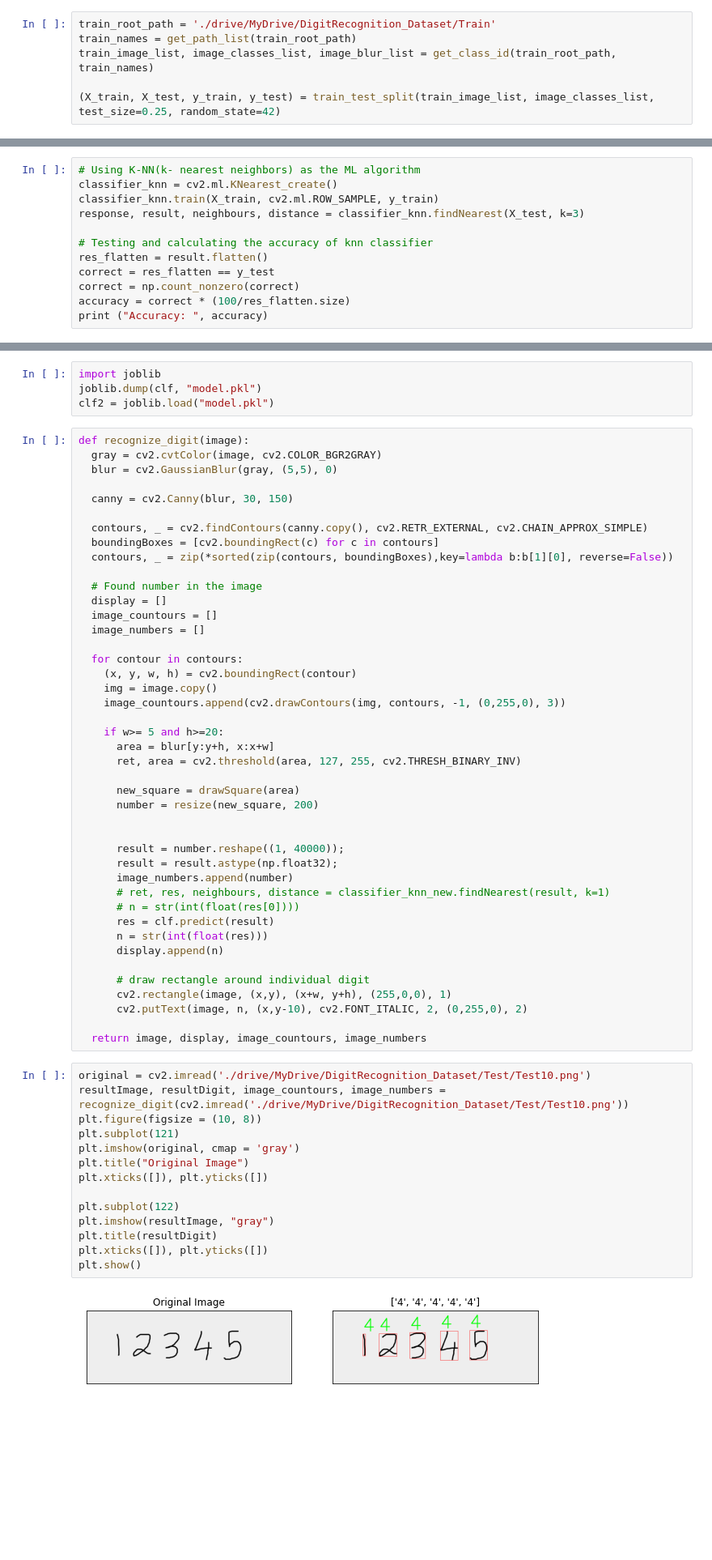
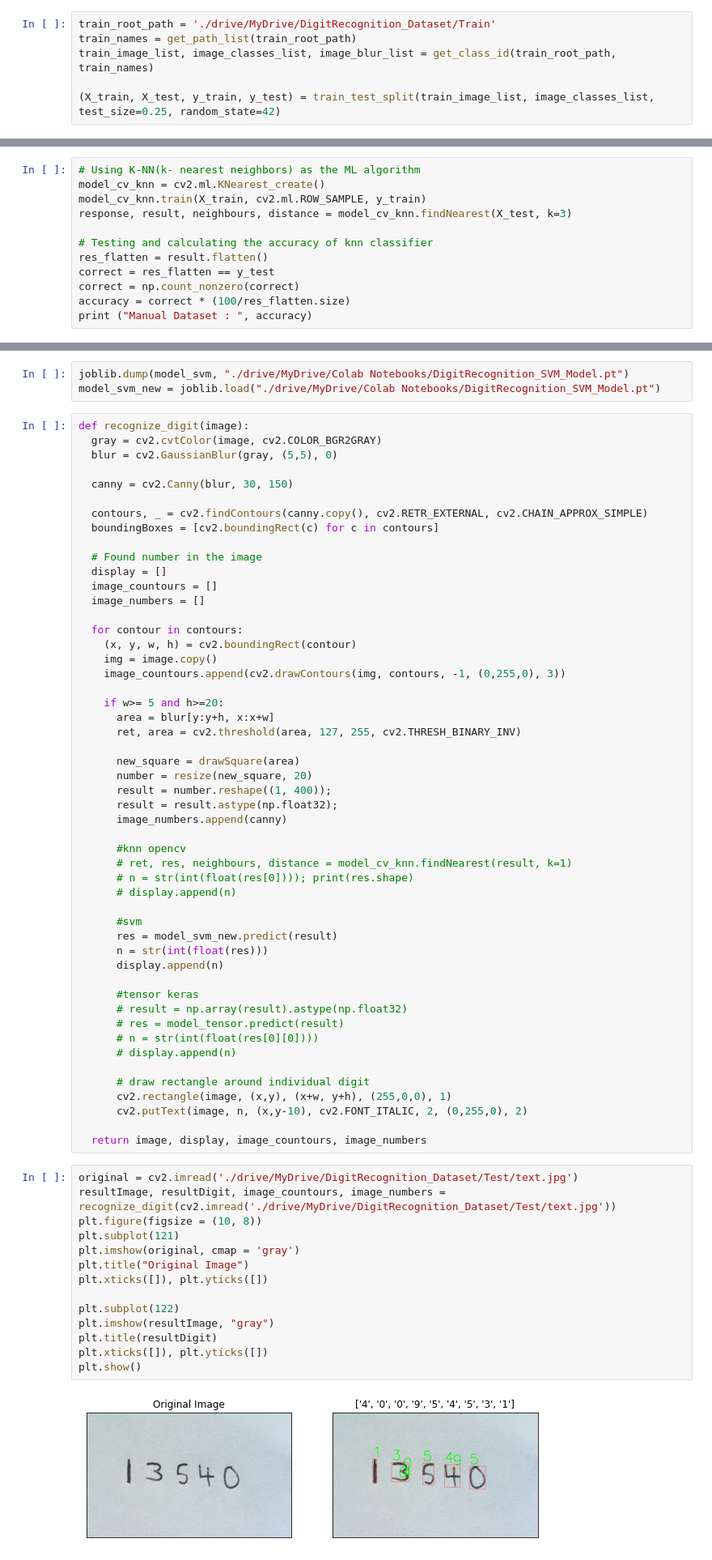
Before and after one commit to haikalzeo/DigitRecognition, a Jupyter notebook: digitrecognition.ipynb, the cells around one changed output, grey strips where cells are left out. Shown at 81% size. Cells and saved outputs as stored; diff of their text form; blank space fills up the shorter version.

```diff
--- a/digitrecognition.ipynb
+++ b/digitrecognition.ipynb
@@ -157,13 +200,13 @@ train_image_list, image_classes_list, image_blur_list = get_class_id(train_root_
 # %%
 # Using K-NN(k- nearest neighbors) as the ML algorithm
-classifier_knn = cv2.ml.KNearest_create()
-classifier_knn.train(X_train, cv2.ml.ROW_SAMPLE, y_train)
-response, result, neighbours, distance = classifier_knn.findNearest(X_test, k=3)
+model_cv_knn = cv2.ml.KNearest_create()
+model_cv_knn.train(X_train, cv2.ml.ROW_SAMPLE, y_train)
+response, result, neighbours, distance = model_cv_knn.findNearest(X_test, k=3)
 
 # Testing and calculating the accuracy of knn classifier
 res_flatten = result.flatten()
 correct = res_flatten == y_test
 correct = np.count_nonzero(correct)
 accuracy = correct * (100/res_flatten.size)
-print ("Accuracy: ", accuracy)
+print ("Manual Dataset : ", accuracy)
 # %% [output]
@@ -270,7 +344,6 @@ classifier_knn_new = cv2.ml.KNearest.load('./drive/MyDrive/Colab Notebooks/Digit
-# %%
-import joblib
-joblib.dump(clf, "model.pkl")
-clf2 = joblib.load("model.pkl")
+# %%
+joblib.dump(model_svm, "./drive/MyDrive/Colab Notebooks/DigitRecognition_SVM_Model.pt")
+model_svm_new = joblib.load("./drive/MyDrive/Colab Notebooks/DigitRecognition_SVM_Model.pt")
 # %%
 def recognize_digit(image):
   gray = cv2.cvtColor(image, cv2.COLOR_BGR2GRAY)
@@ -280,7 +353,6 @@ def recognize_digit(image):
 
   contours, _ = cv2.findContours(canny.copy(), cv2.RETR_EXTERNAL, cv2.CHAIN_APPROX_SIMPLE)
   boundingBoxes = [cv2.boundingRect(c) for c in contours]
-  contours, _ = zip(*sorted(zip(contours, boundingBoxes),key=lambda b:b[1][0], reverse=False))
 
   # Found number in the image
   display = []
@@ -297,17 +369,26 @@ def recognize_digit(image):
       ret, area = cv2.threshold(area, 127, 255, cv2.THRESH_BINARY_INV)
 
       new_square = drawSquare(area)
-      number = resize(new_square, 200)
+      number = resize(new_square, 20)
+      result = number.reshape((1, 400));
+      result = result.astype(np.float32);
+      image_numbers.append(canny)
 
+      #knn opencv
+      # ret, res, neighbours, distance = model_cv_knn.findNearest(result, k=1)
+      # n = str(int(float(res[0]))); print(res.shape)
+      # display.append(n)
 
-      result = number.reshape((1, 40000));
-      result = result.astype(np.float32);
-      image_numbers.append(number)
-      # ret, res, neighbours, distance = classifier_knn_new.findNearest(result, k=1)
-      # n = str(int(float(res[0])))
-      res = clf.predict(result)
+      #svm
+      res = model_svm_new.predict(result)
       n = str(int(float(res)))
       display.append(n)
+
+      #tensor keras
+      # result = np.array(result).astype(np.float32)
+      # res = model_tensor.predict(result)
+      # n = str(int(float(res[0][0])))
+      # display.append(n)
 
       # draw rectangle around individual digit
       cv2.rectangle(image, (x,y), (x+w, y+h), (255,0,0), 1)
@@ -315,18 +396,18 @@ def recognize_digit(image):
 
   return image, display, image_countours, image_numbers
 # %%
-original = cv2.imread('./drive/MyDrive/DigitRecognition_Dataset/Test/Test10.png')
-resultImage, resultDigit, image_countours, image_numbers = recognize_digit(cv2.imread('./drive/MyDrive/DigitRecognition_Dataset/Test/Test10.png'))
+original = cv2.imread('./drive/MyDrive/DigitRecognition_Dataset/Test/text.jpg')
+resultImage, resultDigit, image_countours, image_numbers = recognize_digit(cv2.imread('./drive/MyDrive/DigitRecognition_Dataset/Test/text.jpg'))
 plt.figure(figsize = (10, 8))
 plt.subplot(121)
 plt.imshow(original, cmap = 'gray')
 plt.title("Original Image")
 plt.xticks([]), plt.yticks([])
 
 plt.subplot(122)
 plt.imshow(resultImage, "gray")
 plt.title(resultDigit)
 plt.xticks([]), plt.yticks([])
 plt.show()
 # %% [output]
-[figure, old version]
+[figure, new version]
```
Also changed, not shown: parts of 30 cells of this notebook.
